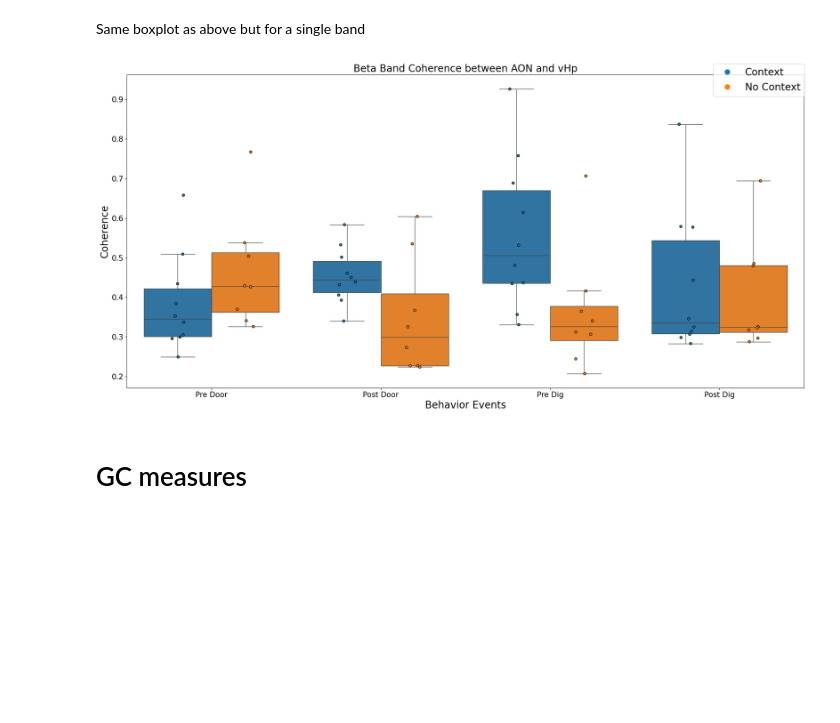
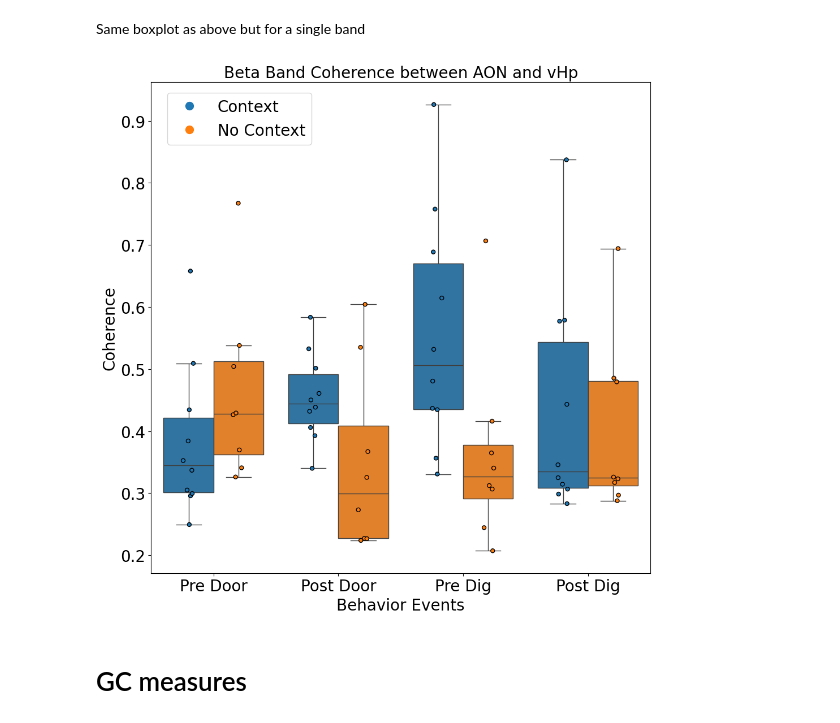
Before and after one commit to namanagrawal97/cpl_analysis_naman, a Jupyter notebook: 00_complete_analysis.ipynb, the cells around one changed output. Saved outputs shown, nothing was run; the diff lists cells and outputs as text; code cells hidden in the pictures; blank space fills up the shorter version.

Commit message:
fontsize in different figures

```diff
--- a/00_complete_analysis.ipynb
+++ b/00_complete_analysis.ipynb
@@ -994,7 +994,7 @@ fs=2000
 # %%
 all_con_data_df=pd.read_pickle(savepath+'coherence_spectrogram_around_door_dig.pkl')
 event_list=['mne_epoch_around_door','mne_epoch_around_dig']
-
+fs=2000
 times=np.arange(-2, 2, 1/fs)
 fig, axs=plt.subplots(2,2, figsize=(20,10), sharey=True)
 vmin = all_con_data_df[event_list].applymap(np.min).min().min()
@@ -1005,20 +1005,30 @@ for i, event in enumerate(event_list):
                    aspect='auto', origin='lower', cmap='jet', vmin=vmin, vmax=vmax)
     axs[0,i].set_xlabel('')
 
-    axs[0,i].set_ylabel('Frequency (Hz)', fontsize=14)
-    axs[0,i].set_title(event_names[i])
+    axs[0,i].set_ylabel('Frequency (Hz)', fontsize=20)
+    axs[0,i].set_title(event_names[i], fontsize=20)
     axs[0,i].vlines(0, 0, 100, color='k', linestyle='--')
-    axs[0,i].tick_params(axis='both', which='major', labelsize=14)
+    axs[0,i].tick_params(axis='both', which='major', labelsize=20)
     axs[1,i].imshow(all_con_data_df[event][1], extent=[times[0], times[-1], 1, 100],
                    aspect='auto', origin='lower', cmap='jet', vmin=vmin, vmax=vmax)
-    axs[1,i].set_xlabel('Time (s)', fontsize=14)
-    axs[1,i].set_ylabel('Frequency (Hz)', fontsize=14)
-    axs[1,i].set_title(event_names[i])
+    axs[1,i].set_xlabel('Time (s)', fontsize=20)
+    axs[1,i].set_ylabel('Frequency (Hz)', fontsize=20)
+    axs[1,i].set_title(event_names[i], fontsize=20)
     axs[1,i].vlines(0, 0, 100, color='k', linestyle='--')
 
     axs[0,0].text(-0.2, 0.5, 'Context', transform=axs[0,0].transAxes, fontsize=18, verticalalignment='center', rotation=90)
     axs[1,0].text(-0.2, 0.5, 'No Context', transform=axs[1,0].transAxes, fontsize=18, verticalalignment='center', rotation=90)
+    axs[0,i].tick_params(axis='both', which='major', labelsize=20)
+    axs[1,i].tick_params(axis='both', which='major', labelsize=20)
+    axs[0,i].set_xticks(np.arange(-2, 3, 1))  # Set x-ticks from -2 to 2 seconds
+    axs[0,i].set_xticklabels(np.arange(-2, 3, 1))  # Set x-tick labels from -2 to 2 seconds
+    axs[1,i].set_xticks(np.arange(-2, 3, 1))  # Set x-ticks from -2 to 2 seconds
+    axs[1,i].set_xticklabels(np.arange(-2, 3, 1))  # Set x-tick labels from -2 to 2 seconds
+
     # Add a colorbar
 cbar = fig.colorbar(axs[0,0].images[0], ax=axs, orientation='vertical', fraction=0.02, pad=0.04)
-#fig.savefig(f'C:\\Users\\{user}\\Dropbox\\CPLab\\results\\aon_vhp_coherence_event_spectrogram.svg',format='svg', dpi=1200)
+cbar.set_label('Coherence', loc='center', fontsize=20, labelpad=10)
+cbar.ax.tick_params(labelsize=20)  # Set colorbar tick label size
+
+fig.savefig(f'C:\\Users\\{user}\\Dropbox\\CPLab\\results\\aon_vhp_coherence_event_spectrogram.png',format='png', dpi=600, bbox_inches='tight')
 plt.show()
@@ -1169,7 +1181,7 @@ Same boxplot as above but for a single band
 # %%
 con_data_df_clean=pd.read_pickle(savepath+'coherence_boxplot_per_event_per_band_single_value.pkl')
 
-fig, axs = plt.subplots(1, 1, figsize=(20, 10))
+fig, axs = plt.subplots(1, 1, figsize=(10, 10))
 
 bands = ['beta']
 events = ['coherence_door_before', 'coherence_door_after', 'coherence_dig_before', 'coherence_dig_after']
@@ -1179,42 +1191,42 @@ for i, band in enumerate(bands):
     for event in events:
         event_data = con_data_df_clean[event]
         event_data_df = pd.DataFrame(event_data.tolist())
         event_data_df.reset_index(drop=True, inplace=True)
         event_data_df['rat_id'] = con_data_df_clean['rat_id'].reset_index(drop=True)
         event_data_df['task'] = con_data_df_clean['task'].reset_index(drop=True)
         event_data_df['event'] = event
         event_data_df['band'] = band
         event_data_df['coherence'] = event_data_df[band]
         band_data.append(event_data_df[['rat_id', 'task', 'event', 'band', 'coherence']])
 
     band_data_df = pd.concat(band_data, ignore_index=True)
     sns.boxplot(x='event', y='coherence', hue='task', hue_order=['BWcontext', 'BWnocontext'], data=band_data_df, showfliers=False, legend=False, ax=axs)
     sns.stripplot(x='event', y='coherence', hue='task', hue_order=['BWcontext', 'BWnocontext'], data=band_data_df, dodge=True, edgecolor='black', linewidth=1, jitter=True, legend=False, ax=axs)
     axs.set_xticklabels(['Pre Door', 'Post Door', 'Pre Dig', 'Post Dig'], rotation=0)
     axs.set_title(band.capitalize()+' Band Coherence between AON and vHp', fontsize=20)
+
     axs.set_ylabel('Coherence', fontsize=20)
     axs.set_xlabel('Behavior Events', fontsize=20)
-    axs.tick_params(axis='both', which='major', labelsize=15)
-    axs.tick_params(axis='both', which='minor', labelsize=15)
-    band_data_df.to_excel(writer, sheet_name=band)
-
-# Create custom legend handles and labels
+    axs.tick_params(axis='both', which='major', labelsize=20)
+    axs.tick_params(axis='both', which='minor', labelsize=20)
+    #axs.legend(title='', fontsize=20, loc='upper right' )
+# # Create custom legend handles and labels
 from matplotlib.lines import Line2D
 colors = {'BWnocontext': '#ff7f0e', 'BWcontext': '#1f77b4'}
 
 handles = [
     Line2D([0], [0], color=colors['BWcontext'], marker='o', linestyle='', markersize=10, label='Context'),
     Line2D([0], [0], color=colors['BWnocontext'], marker='o', linestyle='', markersize=10, label='No Context')
 ]
+plt.tight_layout()
 
 # Add the custom legend to the figure
-fig.legend(handles=handles, loc='upper right', bbox_to_anchor=(1, 1), title='', fontsize=20)
-fig.savefig(f'C:\\Users\\{user}\\Dropbox\\CPLab\\results\\coherence_beta_band_per_event.png', dpi=600)
+fig.legend(handles=handles, loc='upper right', bbox_to_anchor=(0.4, 0.95), title='', fontsize=20, ncol=1)
+fig.savefig(f'C:\\Users\\{user}\\Dropbox\\CPLab\\results\\coherence_beta_band_per_event.png', dpi=600, bbox_inches='tight')
 
-plt.tight_layout()
 plt.show()
 # %% [output]
-[figure, old version]
+[figure, new version]
 # %% [markdown]
 # GC measures
 # %%
```
Also changed, not shown: parts of 2 cells of this notebook.
